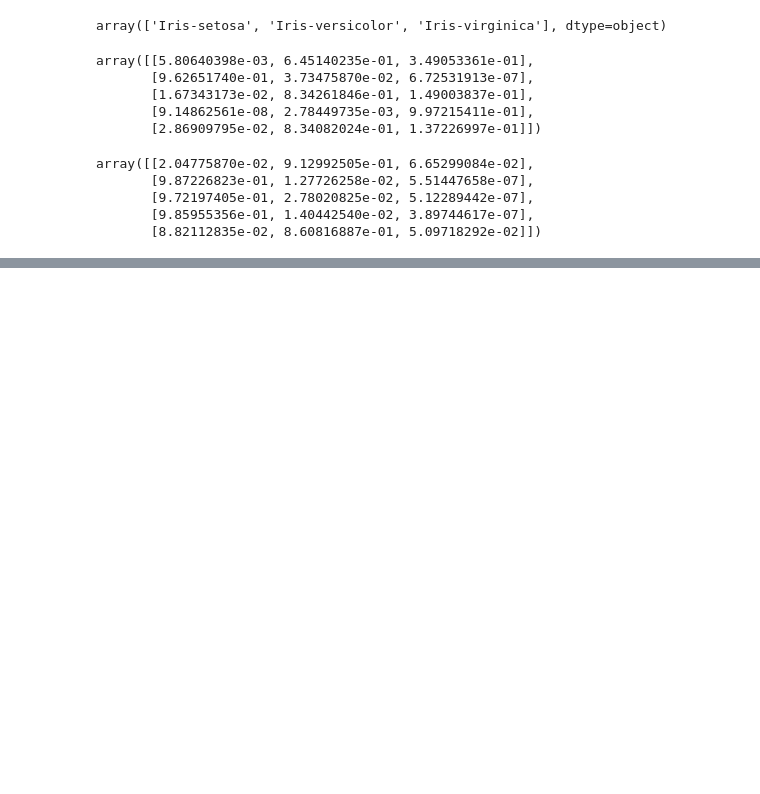
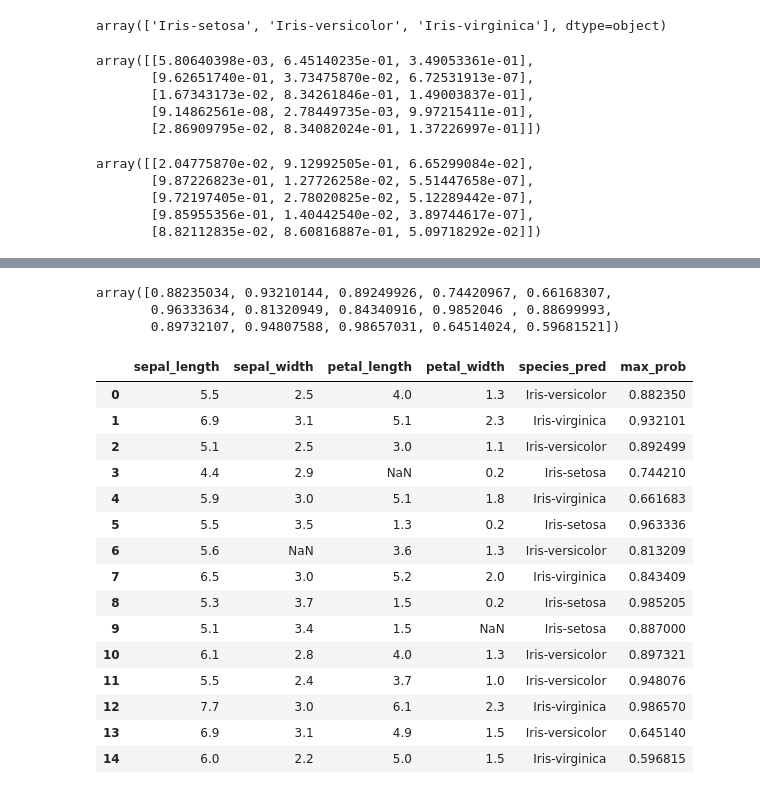
Before and after one commit to ShwetaAKS/CODSOFT, a Jupyter notebook: IRIS FLOWER CLASSIFICATION/Iris.ipynb, the cells around one changed output, grey strips where cells are left out. Drawn from its saved outputs; the diff is of its cells as text; code cells hidden in the pictures; blank space fills up the shorter version.

```diff
--- a/IRIS FLOWER CLASSIFICATION/Iris.ipynb
+++ b/IRIS FLOWER CLASSIFICATION/Iris.ipynb
@@ -280,0 +326,3 @@ FileNotFoundError: [Errno 2] No such file or directory: 'iris_sample.csv'
+# %%
+preds = model.predict(xnew_pre)
+preds
@@ -280,0 +335,3 @@ FileNotFoundError: [Errno 2] No such file or directory: 'iris_sample.csv'
+# %%
+probs = model.predict_proba(xnew_pre)
+probs
@@ -280,0 +354,31 @@ FileNotFoundError: [Errno 2] No such file or directory: 'iris_sample.csv'
+# %%
+import numpy as np
+max_probs = np.max(probs, axis=1)
+max_probs
+# %% [output]
+array([0.88235034, 0.93210144, 0.89249926, 0.74420967, 0.66168307,
+       0.96333634, 0.81320949, 0.84340916, 0.9852046 , 0.88699993,
+       0.89732107, 0.94807588, 0.98657031, 0.64514024, 0.59681521])
+# %%
+#Step 13:Save above results in xnew
+xnew['species_pred'] = preds
+xnew['max_prob'] = max_probs
+# %%
+xnew
+# %% [output]
+|  | sepal_length | sepal_width | petal_length | petal_width | species_pred | max_prob |
+| 0 | 5.5 | 2.5 | 4.0 | 1.3 | Iris-versicolor | 0.882350 |
+| 1 | 6.9 | 3.1 | 5.1 | 2.3 | Iris-virginica | 0.932101 |
+| 2 | 5.1 | 2.5 | 3.0 | 1.1 | Iris-versicolor | 0.892499 |
+| 3 | 4.4 | 2.9 | NaN | 0.2 | Iris-setosa | 0.744210 |
+| 4 | 5.9 | 3.0 | 5.1 | 1.8 | Iris-virginica | 0.661683 |
+| 5 | 5.5 | 3.5 | 1.3 | 0.2 | Iris-setosa | 0.963336 |
+| 6 | 5.6 | NaN | 3.6 | 1.3 | Iris-versicolor | 0.813209 |
+| 7 | 6.5 | 3.0 | 5.2 | 2.0 | Iris-virginica | 0.843409 |
+| 8 | 5.3 | 3.7 | 1.5 | 0.2 | Iris-setosa | 0.985205 |
+| 9 | 5.1 | 3.4 | 1.5 | NaN | Iris-setosa | 0.887000 |
+| 10 | 6.1 | 2.8 | 4.0 | 1.3 | Iris-versicolor | 0.897321 |
+| 11 | 5.5 | 2.4 | 3.7 | 1.0 | Iris-versicolor | 0.948076 |
+| 12 | 7.7 | 3.0 | 6.1 | 2.3 | Iris-virginica | 0.986570 |
+| 13 | 6.9 | 3.1 | 4.9 | 1.5 | Iris-versicolor | 0.645140 |
+| 14 | 6.0 | 2.2 | 5.0 | 1.5 | Iris-virginica | 0.596815 |
```
Also changed, not shown: parts of 13 cells of this notebook, 2 other files.
